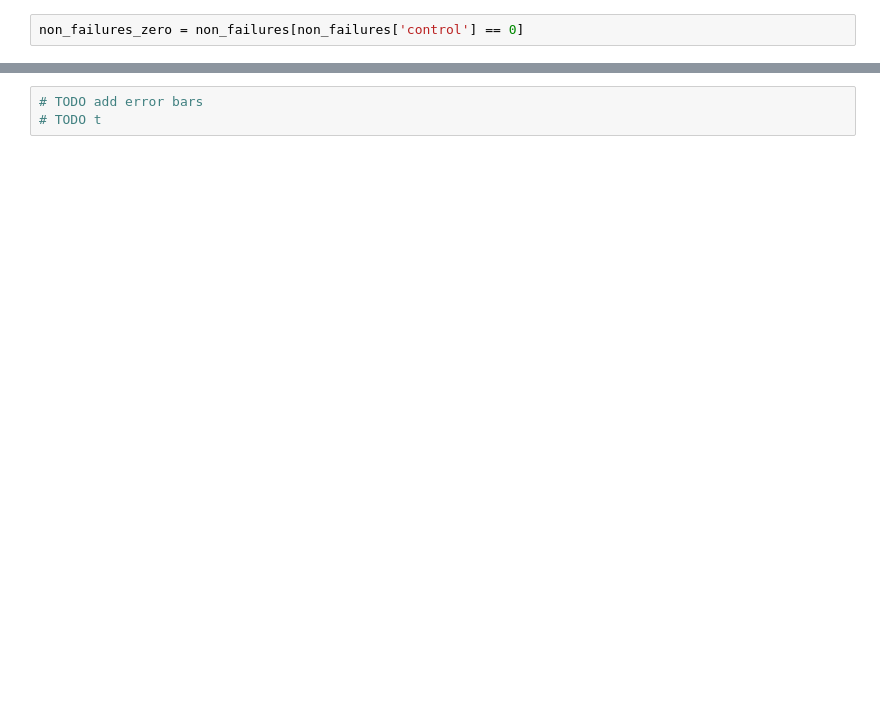
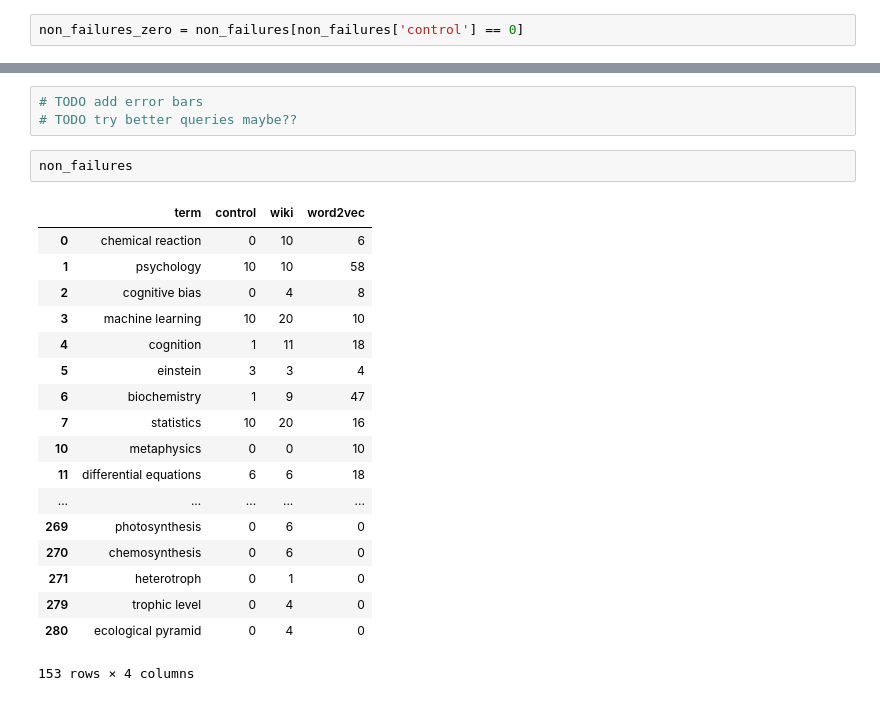
Before and after one commit to hathix/searchbetter, a Jupyter notebook: notebooks/data-analysis.ipynb, the cells around one changed output, grey strips where cells are left out. Drawn from its saved outputs; the diff is of its cells as text; blank space fills up the shorter version.

```diff
--- a/notebooks/data-analysis.ipynb
+++ b/notebooks/data-analysis.ipynb
@@ -336,3 +336,24 @@ summary_of_frame(non_failures_zero)
 # %%
 # TODO add error bars
-# TODO t
+# TODO try better queries maybe??
+# %%
+non_failures
+# %% [output]
+|  | term | control | wiki | word2vec |
+| 0 | chemical reaction | 0 | 10 | 6 |
+| 1 | psychology | 10 | 10 | 58 |
+| 2 | cognitive bias | 0 | 4 | 8 |
+| 3 | machine learning | 10 | 20 | 10 |
+| 4 | cognition | 1 | 11 | 18 |
+| 5 | einstein | 3 | 3 | 4 |
+| 6 | biochemistry | 1 | 9 | 47 |
+| 7 | statistics | 10 | 20 | 16 |
+| 10 | metaphysics | 0 | 0 | 10 |
+| 11 | differential equations | 6 | 6 | 18 |
+| ... | ... | ... | ... | ... |
+| 269 | photosynthesis | 0 | 6 | 0 |
+| 270 | chemosynthesis | 0 | 6 | 0 |
+| 271 | heterotroph | 0 | 1 | 0 |
+| 279 | trophic level | 0 | 4 | 0 |
+| 280 | ecological pyramid | 0 | 4 | 0 |
+153 rows × 4 columns
```
Also changed, not shown: parts of 6 cells of this notebook, 1 other file.
